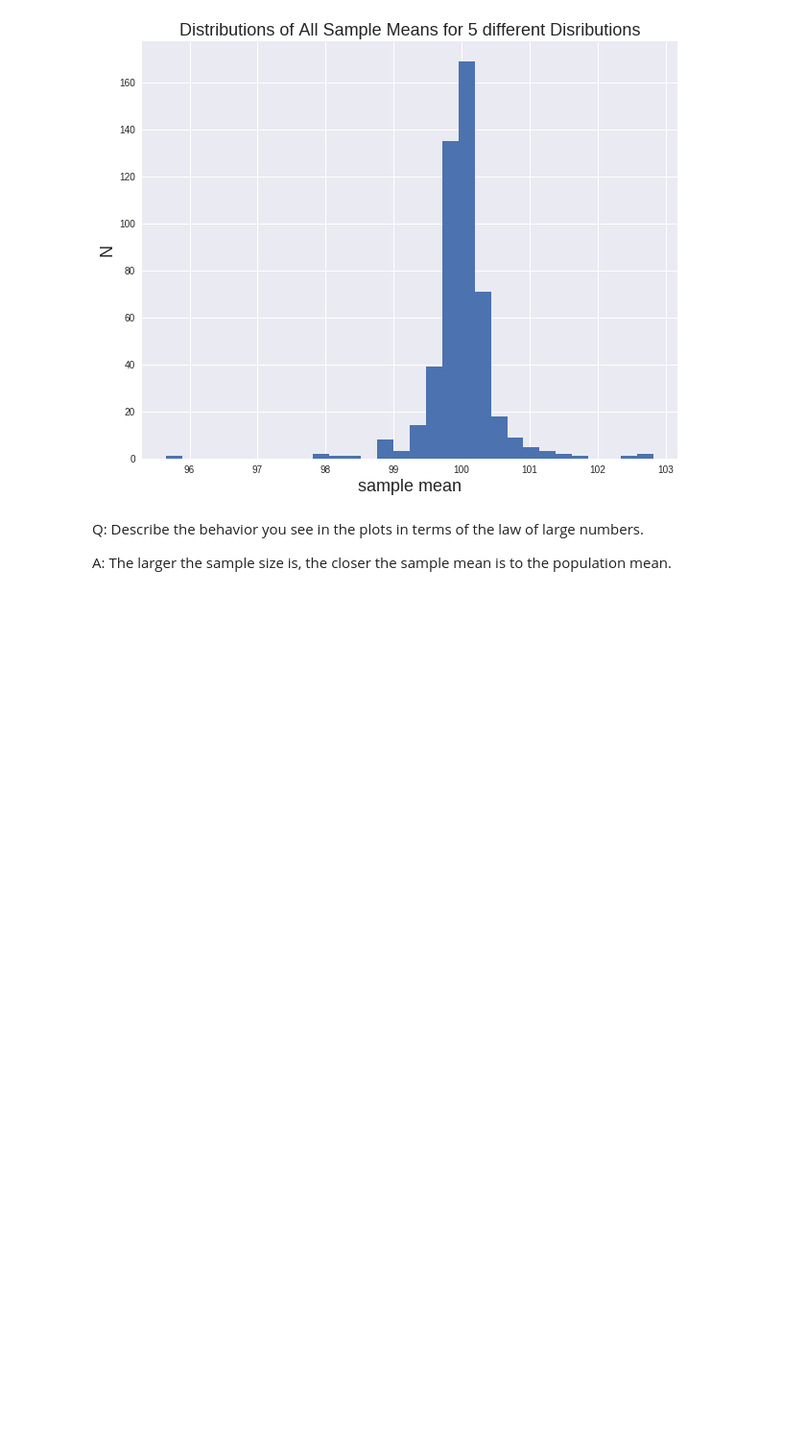
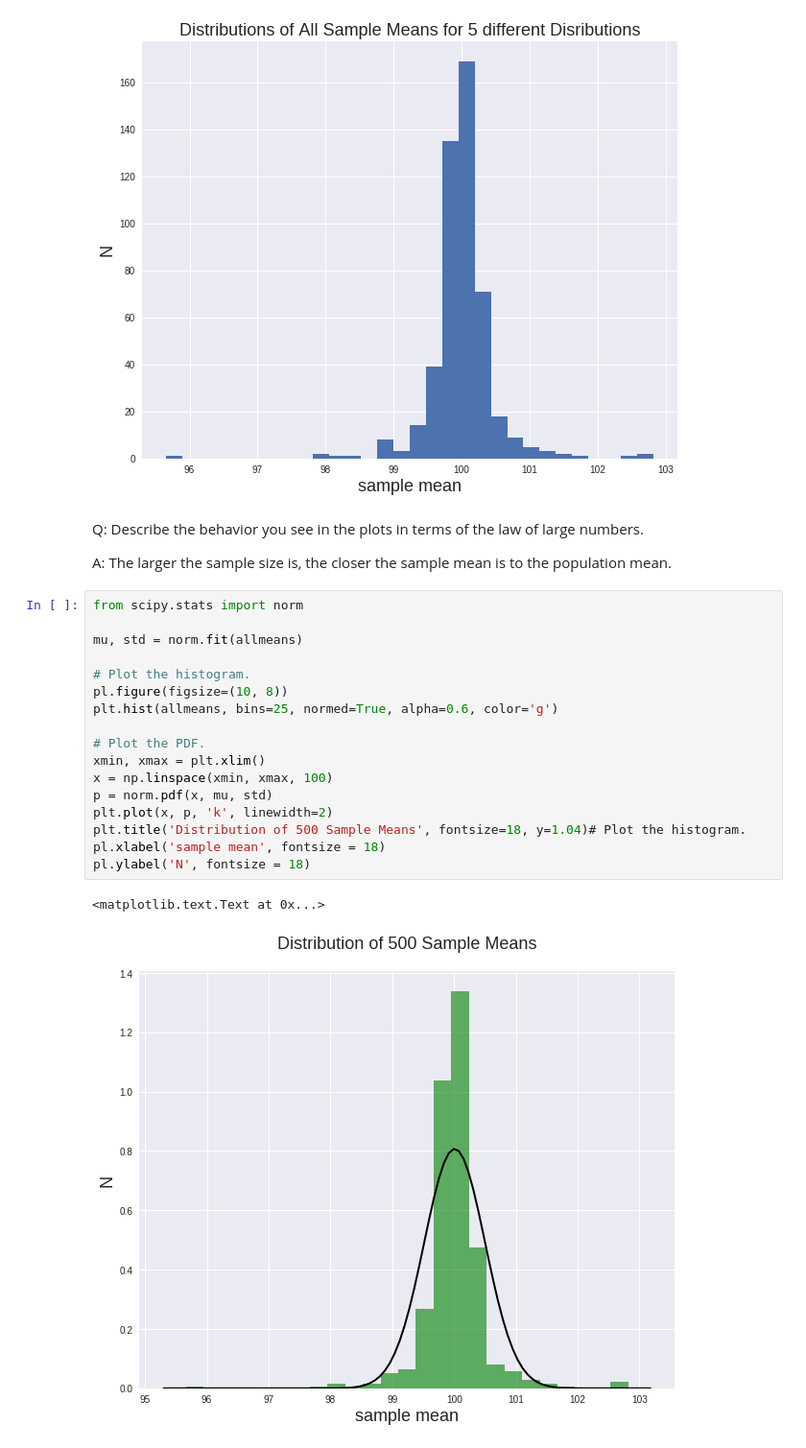
Before and after one commit to baolingz/PUI2017_bz882, a Jupyter notebook: HW3_bz882/HW3_1.ipynb, the cells around one changed output. Shown: that part at 96% size. Drawn from its saved outputs; the diff is of its cells as text; blank space fills up the shorter version.

```diff
--- a/HW3_bz882/HW3_1.ipynb
+++ b/HW3_bz882/HW3_1.ipynb
@@ -256,3 +256,23 @@ pl.title('Distributions of All Sample Means for 5 different Disributions', fonts
 Q: Describe the behavior you see in the plots in terms of the law of large numbers.
 
 A: The larger the sample size is, the closer the sample mean is to the population mean.
+# %%
+from scipy.stats import norm
+
+mu, std = norm.fit(allmeans)
+
+# Plot the histogram.
+pl.figure(figsize=(10, 8))
+plt.hist(allmeans, bins=25, normed=True, alpha=0.6, color='g')
+
+# Plot the PDF.
+xmin, xmax = plt.xlim()
+x = np.linspace(xmin, xmax, 100)
+p = norm.pdf(x, mu, std)
+plt.plot(x, p, 'k', linewidth=2)
+plt.title('Distribution of 500 Sample Means', fontsize=18, y=1.04)# Plot the histogram.
+pl.xlabel('sample mean', fontsize = 18)
+pl.ylabel('N', fontsize = 18)
+# %% [output]
+<matplotlib.text.Text at 0x...>
+[figure, added]
```
Also changed, not shown: 4 other files.
